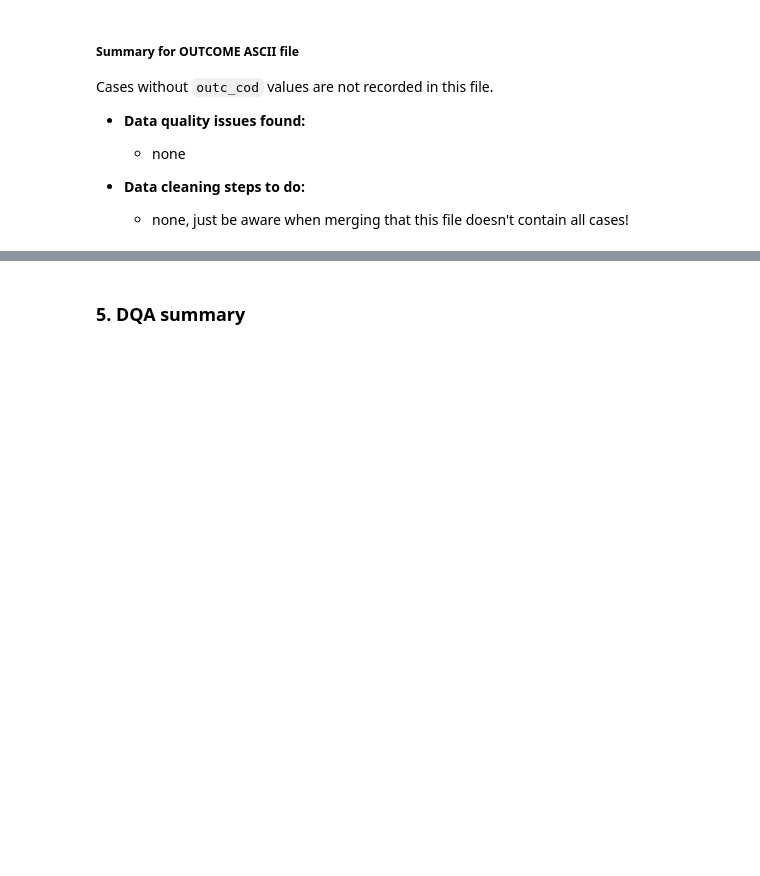
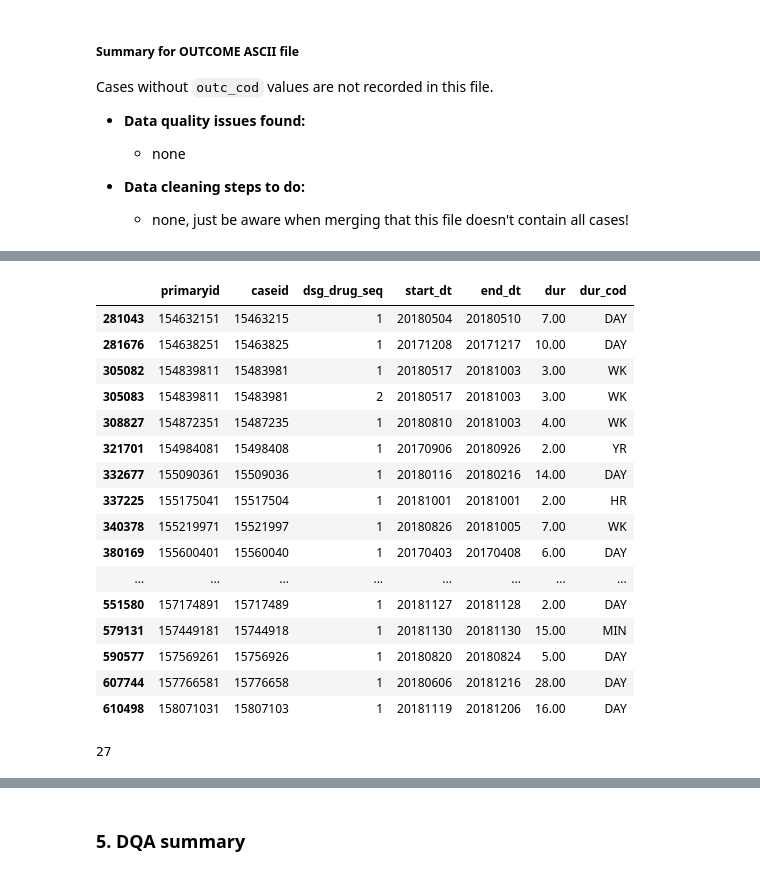
Before and after one commit to 33eyes/FAERS_graph, a Jupyter notebook: data_quality_analysis.ipynb, the cells around one changed output, grey strips where cells are left out. Cells and saved outputs as stored; diff of their text form; code cells hidden in the pictures; blank space fills up the shorter version.

```diff
--- a/data_quality_analysis.ipynb
+++ b/data_quality_analysis.ipynb
@@ -2684,0 +3283,24 @@ Cases without `outc_cod` values are not recorded in this file.
+# %%
+therapy[therapy.start_dt.notna() & therapy.end_dt.notna() & therapy.dur_cod.notna()]
+# %% [output]
+|  | primaryid | caseid | dsg_drug_seq | start_dt | end_dt | dur | dur_cod |
+| 281043 | 154632151 | 15463215 | 1 | 20180504 | 20180510 | 7.00 | DAY |
+| 281676 | 154638251 | 15463825 | 1 | 20171208 | 20171217 | 10.00 | DAY |
+| 305082 | 154839811 | 15483981 | 1 | 20180517 | 20181003 | 3.00 | WK |
+| 305083 | 154839811 | 15483981 | 2 | 20180517 | 20181003 | 3.00 | WK |
+| 308827 | 154872351 | 15487235 | 1 | 20180810 | 20181003 | 4.00 | WK |
+| 321701 | 154984081 | 15498408 | 1 | 20170906 | 20180926 | 2.00 | YR |
+| 332677 | 155090361 | 15509036 | 1 | 20180116 | 20180216 | 14.00 | DAY |
+| 337225 | 155175041 | 15517504 | 1 | 20181001 | 20181001 | 2.00 | HR |
+| 340378 | 155219971 | 15521997 | 1 | 20180826 | 20181005 | 7.00 | WK |
+| 380169 | 155600401 | 15560040 | 1 | 20170403 | 20170408 | 6.00 | DAY |
+| ... | ... | ... | ... | ... | ... | ... | ... |
+| 551580 | 157174891 | 15717489 | 1 | 20181127 | 20181128 | 2.00 | DAY |
+| 579131 | 157449181 | 15744918 | 1 | 20181130 | 20181130 | 15.00 | MIN |
+| 590577 | 157569261 | 15756926 | 1 | 20180820 | 20180824 | 5.00 | DAY |
+| 607744 | 157766581 | 15776658 | 1 | 20180606 | 20181216 | 28.00 | DAY |
+| 610498 | 158071031 | 15807103 | 1 | 20181119 | 20181206 | 16.00 | DAY |
+# %%
+len(therapy[therapy.start_dt.notna() & therapy.end_dt.notna() & therapy.dur_cod.notna()])
+# %% [output]
+27
```
Also changed, not shown: parts of 111 cells of this notebook.
